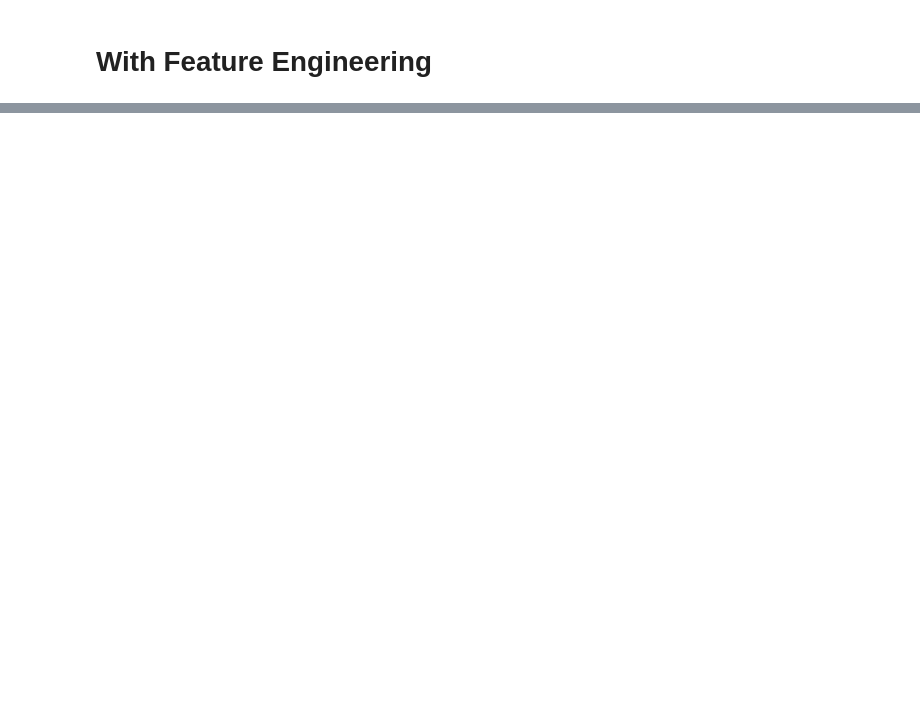
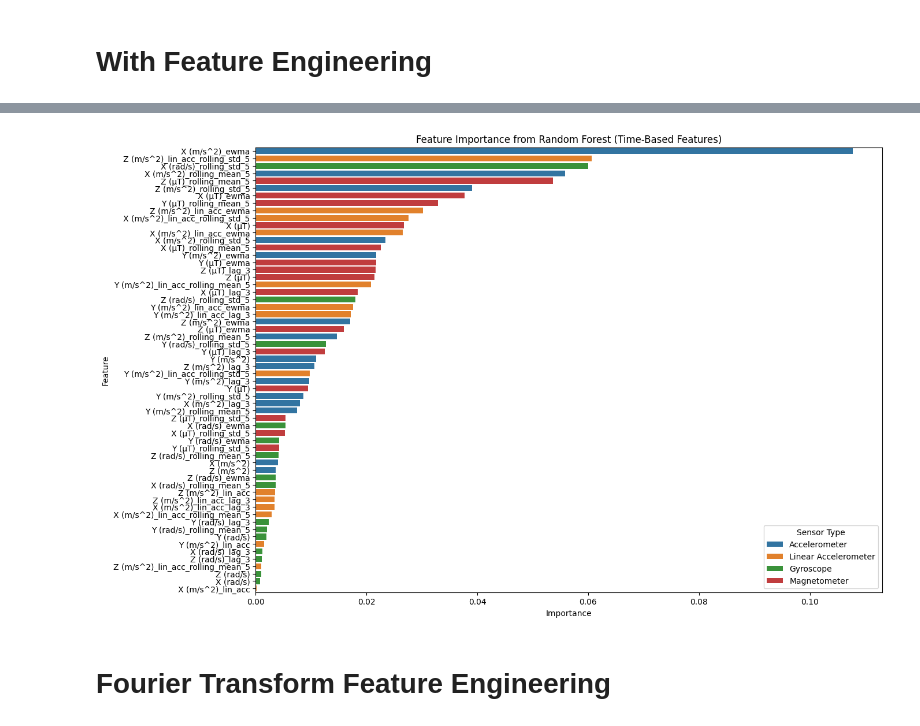
Before and after one commit to priyankvenkat/ml4qs-gesture-recognition, a Jupyter notebook: Combined 80mins/Feature Engineering + RF Model.ipynb, the cells around one changed output, grey strips where cells are left out. Saved outputs shown, nothing was run; the diff lists cells and outputs as text; code cells hidden in the pictures; blank space fills up the shorter version.

```diff
--- a/Combined 80mins/Feature Engineering + RF Model.ipynb
+++ b/Combined 80mins/Feature Engineering + RF Model.ipynb
@@ -283,0 +250,45 @@ Number of feature importances: 60
+# %%
+# Correcting the sensor type extraction function to include all cases for accelerometer, gyroscope, linear accelerometer, and magnetometer
+def extract_sensor_type(feature_name):
+    if 'X (m/s^2)' in feature_name or 'Y (m/s^2)' in feature_name or 'Z (m/s^2)' in feature_name:
+        if 'lin_acc' in feature_name:
+            return 'Linear Accelerometer'
+        else:
+            return 'Accelerometer'
+    elif 'acc' in feature_name and 'lin' not in feature_name:
+        return 'Accelerometer'
+    elif 'gyro' in feature_name or 'rad/s' in feature_name:
+        return 'Gyroscope'
+    elif 'lin_acc' in feature_name:
+        return 'Linear Accelerometer'
+    elif 'µT' in feature_name:
+        return 'Magnetometer'
+    else:
+        return 'Unknown'
+# %%
+# Get feature importances
+feature_importances = rf_model.feature_importances_
+
+# Ensure feature_names matches the actual features used in the model
+feature_names = feature_columns.tolist()
+assert len(feature_names) == len(feature_importances), "Mismatch between feature names and importances lengths."
+
+# Create a DataFrame for visualization
+importance_df = pd.DataFrame({'Feature': feature_names, 'Importance': feature_importances})
+importance_df = importance_df.sort_values(by='Importance', ascending=False)
+
+# Correct sensor type extraction function
+importance_df['Sensor'] = importance_df['Feature'].apply(extract_sensor_type)
+
+# Plot feature importances with sensor type indicated
+plt.figure(figsize=(14, 10))
+sns.barplot(x='Importance', y='Feature', hue='Sensor', data=importance_df)
+plt.title('Feature Importance from Random Forest (Time-Based Features)')
+plt.xlabel('Importance')
+plt.ylabel('Feature')
+plt.legend(title='Sensor Type')
+plt.show()
+# %% [output]
+[figure, added]
+# %% [markdown]
+# Fourier Transform Feature Engineering
```
Also changed, not shown: parts of 15 cells of this notebook.
